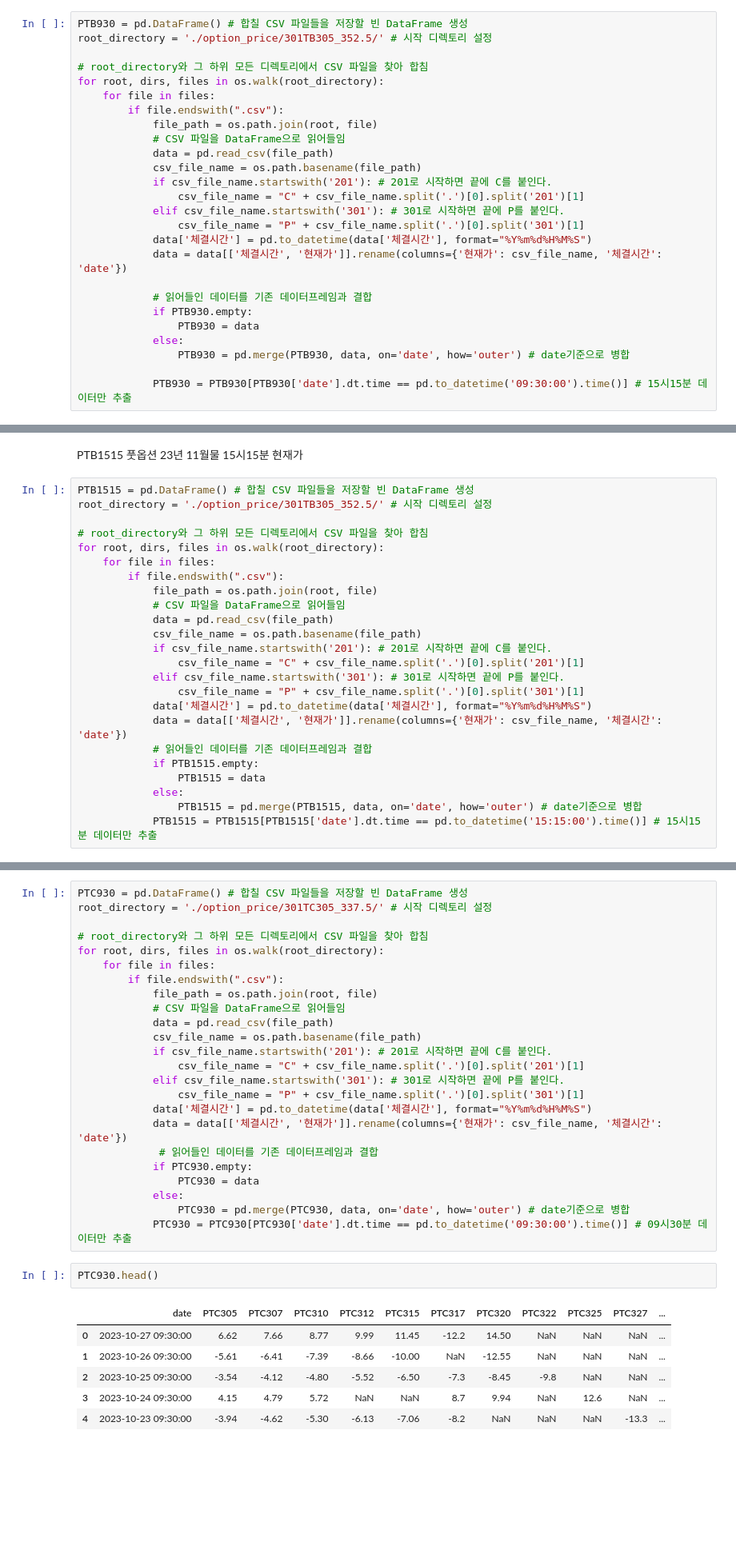
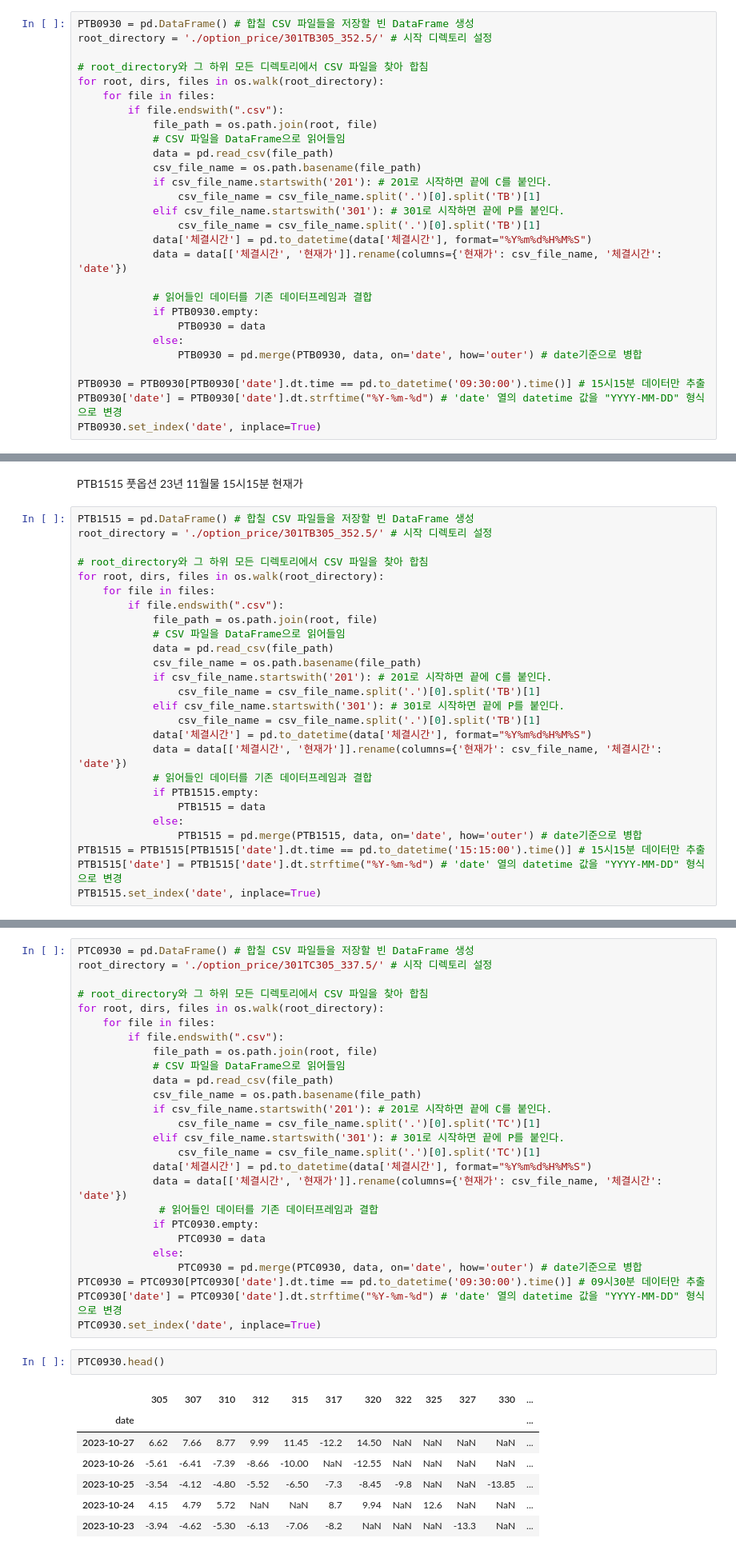
Before and after one commit to jyoooonh/Project1_sample, a Jupyter notebook: option_set.ipynb, the cells around one changed output, grey strips where cells are left out. Shown at 80% size. Drawn from its saved outputs; the diff is of its cells as text; blank space fills up the shorter version.

```diff
--- a/option_set.ipynb
+++ b/option_set.ipynb
@@ -214,5 +246,5 @@ PTB930 풋옵션 23년 11월물 9시30분 현재가
 # %%
-PTB930 = pd.DataFrame() # 합칠 CSV 파일들을 저장할 빈 DataFrame 생성
+PTB0930 = pd.DataFrame() # 합칠 CSV 파일들을 저장할 빈 DataFrame 생성
 root_directory = './option_price/301TB305_352.5/' # 시작 디렉토리 설정
 
 # root_directory와 그 하위 모든 디렉토리에서 CSV 파일을 찾아 합침
@@ -224,16 +256,18 @@ for root, dirs, files in os.walk(root_directory):
             data = pd.read_csv(file_path)
             csv_file_name = os.path.basename(file_path)
             if csv_file_name.startswith('201'): # 201로 시작하면 끝에 C를 붙인다.
-                csv_file_name = "C" + csv_file_name.split('.')[0].split('201')[1]
+                csv_file_name = csv_file_name.split('.')[0].split('TB')[1]
             elif csv_file_name.startswith('301'): # 301로 시작하면 끝에 P를 붙인다.
-                csv_file_name = "P" + csv_file_name.split('.')[0].split('301')[1]
+                csv_file_name = csv_file_name.split('.')[0].split('TB')[1]
             data['체결시간'] = pd.to_datetime(data['체결시간'], format="%Y%m%d%H%M%S")
             data = data[['체결시간', '현재가']].rename(columns={'현재가': csv_file_name, '체결시간': 'date'})
 
             # 읽어들인 데이터를 기존 데이터프레임과 결합
-            if PTB930.empty:
-                PTB930 = data
+            if PTB0930.empty:
+                PTB0930 = data
             else:
-                PTB930 = pd.merge(PTB930, data, on='date', how='outer') # date기준으로 병합
+                PTB0930 = pd.merge(PTB0930, data, on='date', how='outer') # date기준으로 병합
 
-            PTB930 = PTB930[PTB930['date'].dt.time == pd.to_datetime('09:30:00').time()] # 15시15분 데이터만 추출
+PTB0930 = PTB0930[PTB0930['date'].dt.time == pd.to_datetime('09:30:00').time()] # 15시15분 데이터만 추출
+PTB0930['date'] = PTB0930['date'].dt.strftime("%Y-%m-%d") # 'date' 열의 datetime 값을 "YYYY-MM-DD" 형식으로 변경
+PTB0930.set_index('date', inplace=True)
@@ -262,9 +302,9 @@ for root, dirs, files in os.walk(root_directory):
             data = pd.read_csv(file_path)
             csv_file_name = os.path.basename(file_path)
             if csv_file_name.startswith('201'): # 201로 시작하면 끝에 C를 붙인다.
-                csv_file_name = "C" + csv_file_name.split('.')[0].split('201')[1]
+                csv_file_name = csv_file_name.split('.')[0].split('TB')[1]
             elif csv_file_name.startswith('301'): # 301로 시작하면 끝에 P를 붙인다.
-                csv_file_name = "P" + csv_file_name.split('.')[0].split('301')[1]
+                csv_file_name = csv_file_name.split('.')[0].split('TB')[1]
             data['체결시간'] = pd.to_datetime(data['체결시간'], format="%Y%m%d%H%M%S")
             data = data[['체결시간', '현재가']].rename(columns={'현재가': csv_file_name, '체결시간': 'date'})
             # 읽어들인 데이터를 기존 데이터프레임과 결합
@@ -272,7 +312,9 @@ for root, dirs, files in os.walk(root_directory):
                 PTB1515 = data
             else:
                 PTB1515 = pd.merge(PTB1515, data, on='date', how='outer') # date기준으로 병합
-            PTB1515 = PTB1515[PTB1515['date'].dt.time == pd.to_datetime('15:15:00').time()] # 15시15분 데이터만 추출
+PTB1515 = PTB1515[PTB1515['date'].dt.time == pd.to_datetime('15:15:00').time()] # 15시15분 데이터만 추출
+PTB1515['date'] = PTB1515['date'].dt.strftime("%Y-%m-%d") # 'date' 열의 datetime 값을 "YYYY-MM-DD" 형식으로 변경
+PTB1515.set_index('date', inplace=True)
 # %%
 PTB1515.head()
 # %% [output]
@@ -288,5 +330,5 @@ PTC930 풋 23년 12월물 9시30분 현재가
 # %%
-PTC930 = pd.DataFrame() # 합칠 CSV 파일들을 저장할 빈 DataFrame 생성
+PTC0930 = pd.DataFrame() # 합칠 CSV 파일들을 저장할 빈 DataFrame 생성
 root_directory = './option_price/301TC305_337.5/' # 시작 디렉토리 설정
 
 # root_directory와 그 하위 모든 디렉토리에서 CSV 파일을 찾아 합침
@@ -298,26 +340,29 @@ for root, dirs, files in os.walk(root_directory):
             data = pd.read_csv(file_path)
             csv_file_name = os.path.basename(file_path)
             if csv_file_name.startswith('201'): # 201로 시작하면 끝에 C를 붙인다.
-                csv_file_name = "C" + csv_file_name.split('.')[0].split('201')[1]
+                csv_file_name = csv_file_name.split('.')[0].split('TC')[1]
             elif csv_file_name.startswith('301'): # 301로 시작하면 끝에 P를 붙인다.
-                csv_file_name = "P" + csv_file_name.split('.')[0].split('301')[1]
+                csv_file_name = csv_file_name.split('.')[0].split('TC')[1]
             data['체결시간'] = pd.to_datetime(data['체결시간'], format="%Y%m%d%H%M%S")
             data = data[['체결시간', '현재가']].rename(columns={'현재가': csv_file_name, '체결시간': 'date'})
              # 읽어들인 데이터를 기존 데이터프레임과 결합
-            if PTC930.empty:
-                PTC930 = data
+            if PTC0930.empty:
+                PTC0930 = data
             else:
-                PTC930 = pd.merge(PTC930, data, on='date', how='outer') # date기준으로 병합
-            PTC930 = PTC930[PTC930['date'].dt.time == pd.to_datetime('09:30:00').time()] # 09시30분 데이터만 추출
+                PTC0930 = pd.merge(PTC0930, data, on='date', how='outer') # date기준으로 병합
+PTC0930 = PTC0930[PTC0930['date'].dt.time == pd.to_datetime('09:30:00').time()] # 09시30분 데이터만 추출
+PTC0930['date'] = PTC0930['date'].dt.strftime("%Y-%m-%d") # 'date' 열의 datetime 값을 "YYYY-MM-DD" 형식으로 변경
+PTC0930.set_index('date', inplace=True)
 # %%
-PTC930.head()
+PTC0930.head()
 # %% [output]
-|  | date | PTC305 | PTC307 | PTC310 | PTC312 | PTC315 | PTC317 | PTC320 | PTC322 | PTC325 | PTC327 | ... |
-| 0 | 2023-10-27 09:30:00 | 6.62 | 7.66 | 8.77 | 9.99 | 11.45 | -12.2 | 14.50 | NaN | NaN | NaN | ... |
-| 1 | 2023-10-26 09:30:00 | -5.61 | -6.41 | -7.39 | -8.66 | -10.00 | NaN | -12.55 | NaN | NaN | NaN | ... |
-| 2 | 2023-10-25 09:30:00 | -3.54 | -4.12 | -4.80 | -5.52 | -6.50 | -7.3 | -8.45 | -9.8 | NaN | NaN | ... |
-| 3 | 2023-10-24 09:30:00 | 4.15 | 4.79 | 5.72 | NaN | NaN | 8.7 | 9.94 | NaN | 12.6 | NaN | ... |
-| 4 | 2023-10-23 09:30:00 | -3.94 | -4.62 | -5.30 | -6.13 | -7.06 | -8.2 | NaN | NaN | NaN | -13.3 | ... |
+|  | 305 | 307 | 310 | 312 | 315 | 317 | 320 | 322 | 325 | 327 | 330 | ... |
+| date |  |  |  |  |  |  |  |  |  |  |  | ... |
+| 2023-10-27 | 6.62 | 7.66 | 8.77 | 9.99 | 11.45 | -12.2 | 14.50 | NaN | NaN | NaN | NaN | ... |
+| 2023-10-26 | -5.61 | -6.41 | -7.39 | -8.66 | -10.00 | NaN | -12.55 | NaN | NaN | NaN | NaN | ... |
+| 2023-10-25 | -3.54 | -4.12 | -4.80 | -5.52 | -6.50 | -7.3 | -8.45 | -9.8 | NaN | NaN | -13.85 | ... |
+| 2023-10-24 | 4.15 | 4.79 | 5.72 | NaN | NaN | 8.7 | 9.94 | NaN | 12.6 | NaN | NaN | ... |
+| 2023-10-23 | -3.94 | -4.62 | -5.30 | -6.13 | -7.06 | -8.2 | NaN | NaN | NaN | -13.3 | NaN | ... |
 # %% [markdown]
 PTC1515 풋 23년 12월물 15시15분 현재가
 # %%
```
Also changed, not shown: parts of 39 cells of this notebook, 1 other file.
